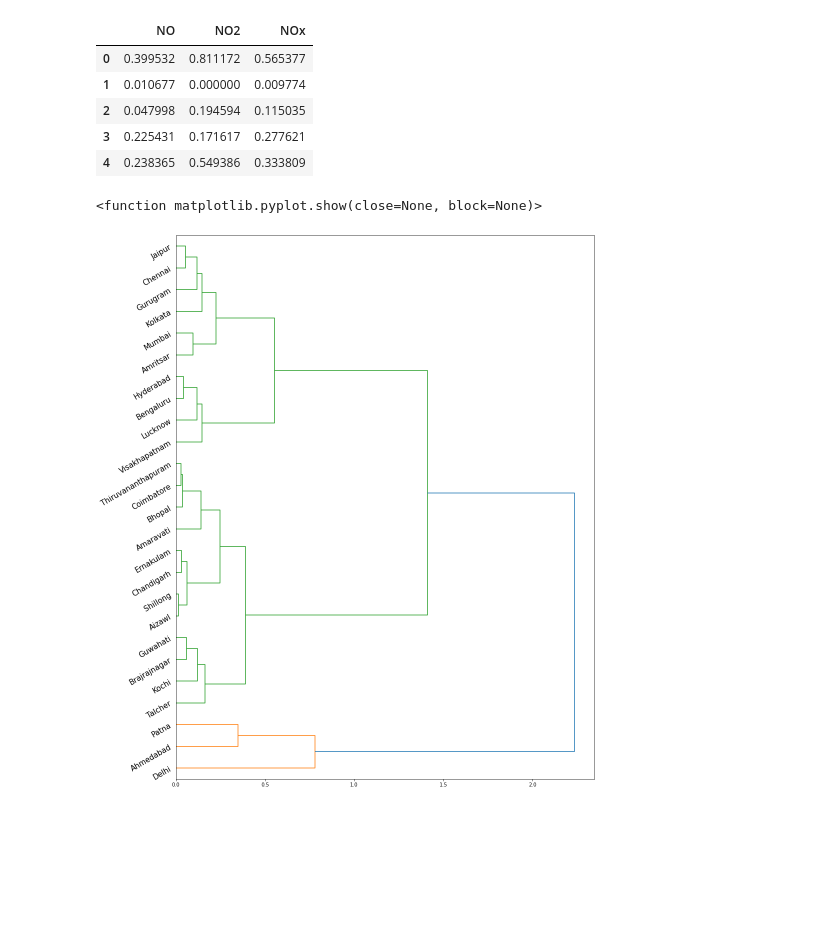
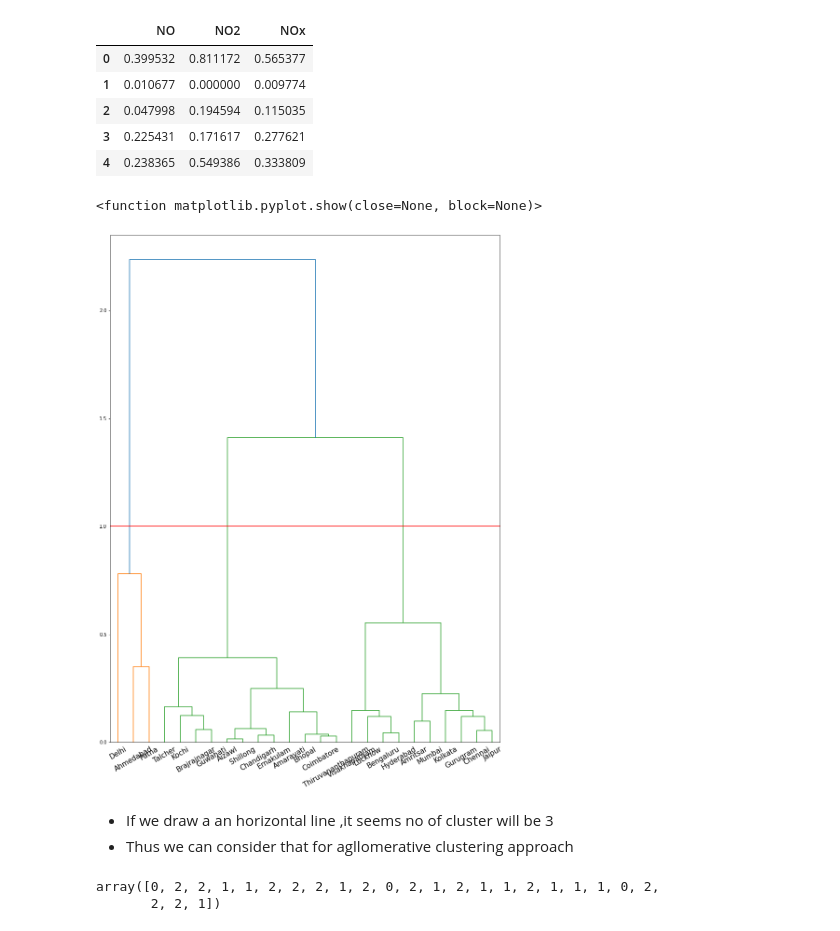
Before and after one commit to CoderFundamentals/python, a Jupyter notebook: agglomerative/code/City_pollution.ipynb, the cells around one changed output. Cells and saved outputs as stored; diff of their text form; code cells hidden in the pictures; blank space fills up the shorter version.

```diff
--- a/agglomerative/code/City_pollution.ipynb
+++ b/agglomerative/code/City_pollution.ipynb
@@ -124,9 +130,17 @@ from scipy.cluster.hierarchy import dendrogram,linkage
 z =linkage(scaled,method ="ward")
 # %%
 fig, ax = plot.subplots(figsize = (15,20))
-ax =dendrogram(z,orientation = 'right',labels = np.array(city_Pollution_data_no_state.City),leaf_font_size=15,leaf_rotation=30)
+ax =dendrogram(z,orientation = 'top',labels = np.array(city_Pollution_data_no_state.City),leaf_font_size=15,leaf_rotation=30)
 plot.tight_layout
+point1 = [0,1]
+point2 = [400,1]
+X_values = [point1[0], point2[0]]
+Y_values = [point1[1], point2[1]]
+plot.plot(X_values,Y_values, color = 'red')
 plot.show
 # %% [output]
 <function matplotlib.pyplot.show(close=None, block=None)>
-[figure, old version]
+[figure, new version]
+# %% [markdown]
+- If we draw a an horizontal line ,it seems no of cluster will be 3
+- Thus we can consider that for agllomerative clustering approach
@@ -132,0 +149,6 @@ plot.show
+# %%
+cluster = AgglomerativeClustering(n_clusters=3, affinity='euclidean',linkage='ward')
+cluster.fit_predict(scaled)
+# %% [output]
+array([0, 2, 2, 1, 1, 2, 2, 2, 1, 2, 0, 2, 1, 2, 1, 1, 2, 1, 1, 1, 0, 2,
+       2, 2, 1])
```
Also changed, not shown: parts of 5 cells of this notebook, 3 other files.
